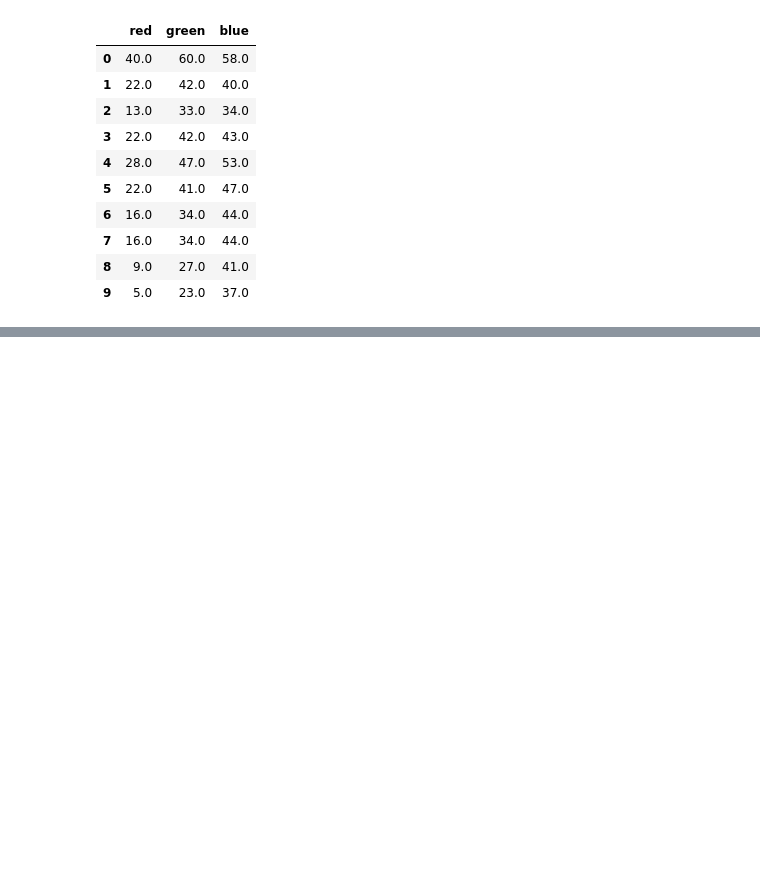
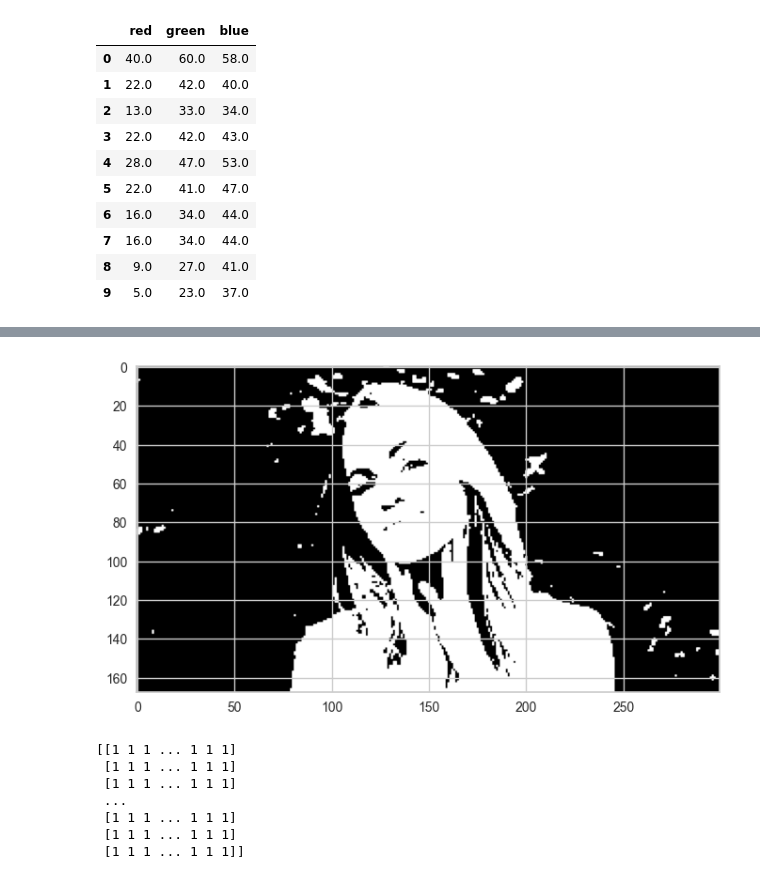
Before and after one commit to lds217/Computer-Vision-Learning, a Jupyter notebook: WEEK3/2/Phân đoạn ảnh với KMean/dat_segmentation_with_kmeans.ipynb, the cells around one changed output, grey strips where cells are left out. Saved outputs shown, nothing was run; the diff lists cells and outputs as text; code cells hidden in the pictures; blank space fills up the shorter version.

```diff
--- a/WEEK3/2/Phân đoạn ảnh với KMean/dat_segmentation_with_kmeans.ipynb
+++ b/WEEK3/2/Phân đoạn ảnh với KMean/dat_segmentation_with_kmeans.ipynb
@@ -98,0 +99,15 @@ TypeError: Invalid shape (50400,) for image data
+# %%
+
+final_image = clus.reshape((image.shape[0], image.shape[1]))
+plt.imshow(final_image)
+plt.show()
+print(final_image)
+# %% [output]
+[figure, added]
+[[1 1 1 ... 1 1 1]
+ [1 1 1 ... 1 1 1]
+ [1 1 1 ... 1 1 1]
+ ...
+ [1 1 1 ... 1 1 1]
+ [1 1 1 ... 1 1 1]
+ [1 1 1 ... 1 1 1]]
```
Also changed, not shown: parts of 3 cells of this notebook, 4 other files.
